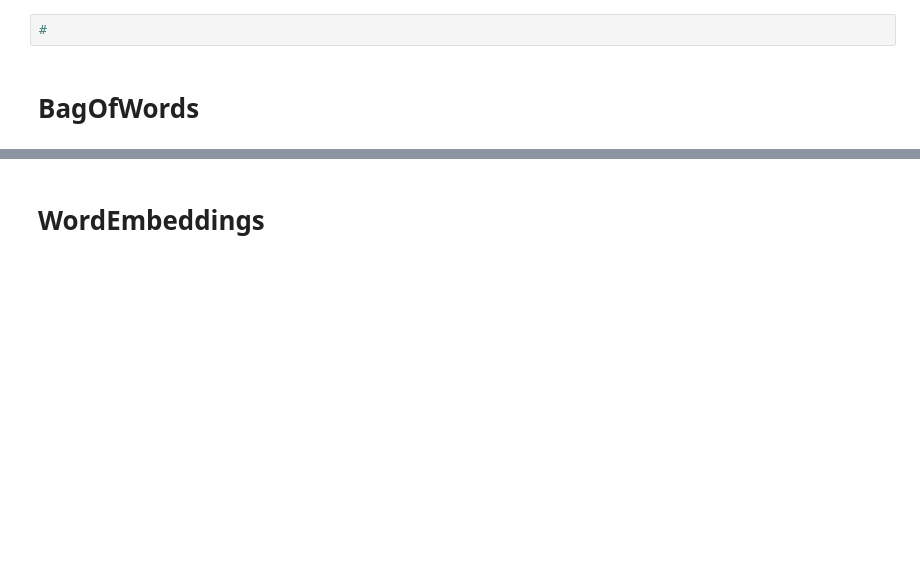
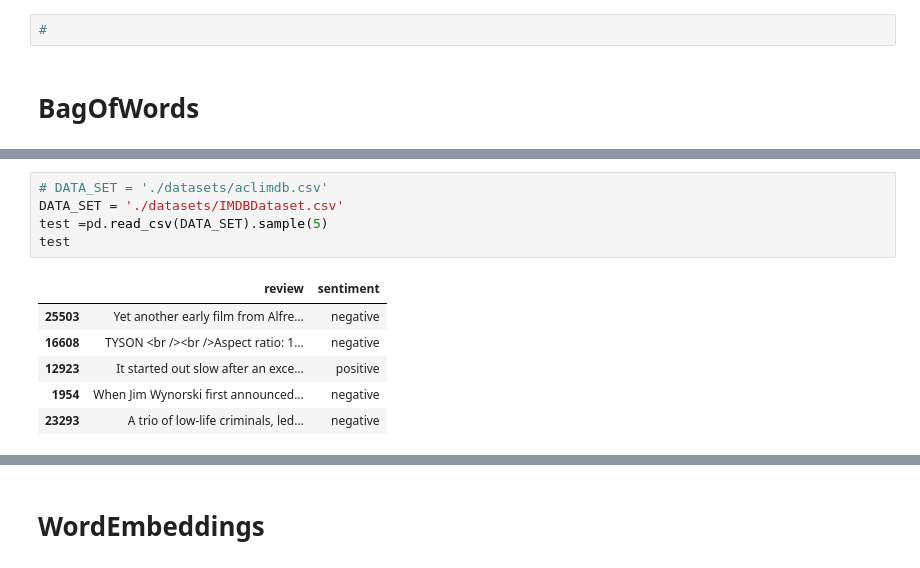
Before and after one commit to NeelChoksi/SEM6_TARP_VIT, a Jupyter notebook: implementation/Sentiment_2.ipynb, the cells around one changed output, grey strips where cells are left out. Drawn from its saved outputs; the diff is of its cells as text; blank space fills up the shorter version.

```diff
--- a/implementation/Sentiment_2.ipynb
+++ b/implementation/Sentiment_2.ipynb
@@ -57,0 +106,12 @@ next_h.backward(torch.ones(20,1))
+# %%
+# DATA_SET = './datasets/aclimdb.csv'
+DATA_SET = './datasets/IMDBDataset.csv'
+test =pd.read_csv(DATA_SET).sample(5)
+test
+# %% [output]
+|  | review | sentiment |
+| 25503 | Yet another early film from Alfre... | negative |
+| 16608 | TYSON <br /><br />Aspect ratio: 1... | negative |
+| 12923 | It started out slow after an exce... | positive |
+| 1954 | When Jim Wynorski first announced... | negative |
+| 23293 | A trio of low-life criminals, led... | negative |
```
Also changed, not shown: parts of 35 cells of this notebook, 1 other file.
